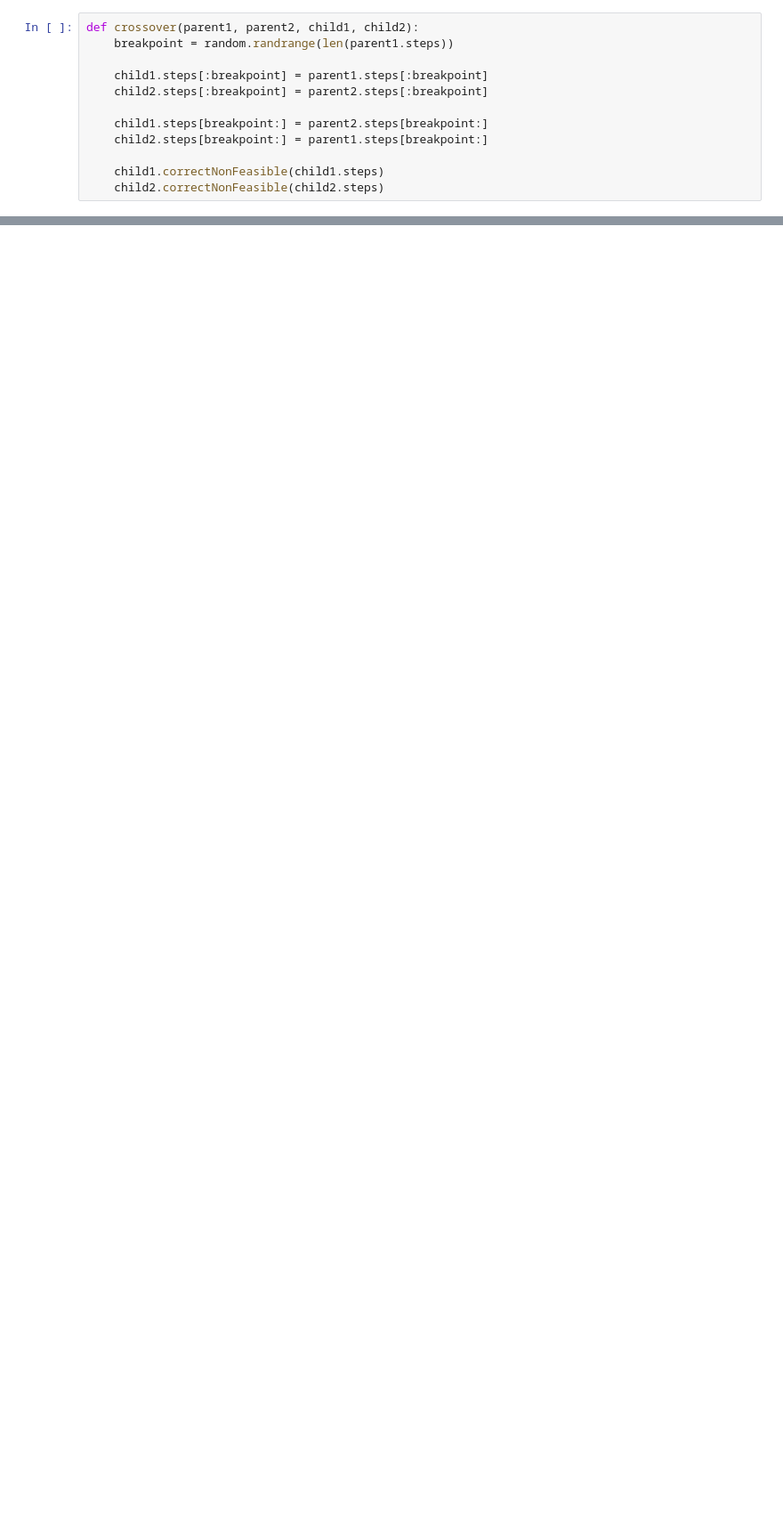
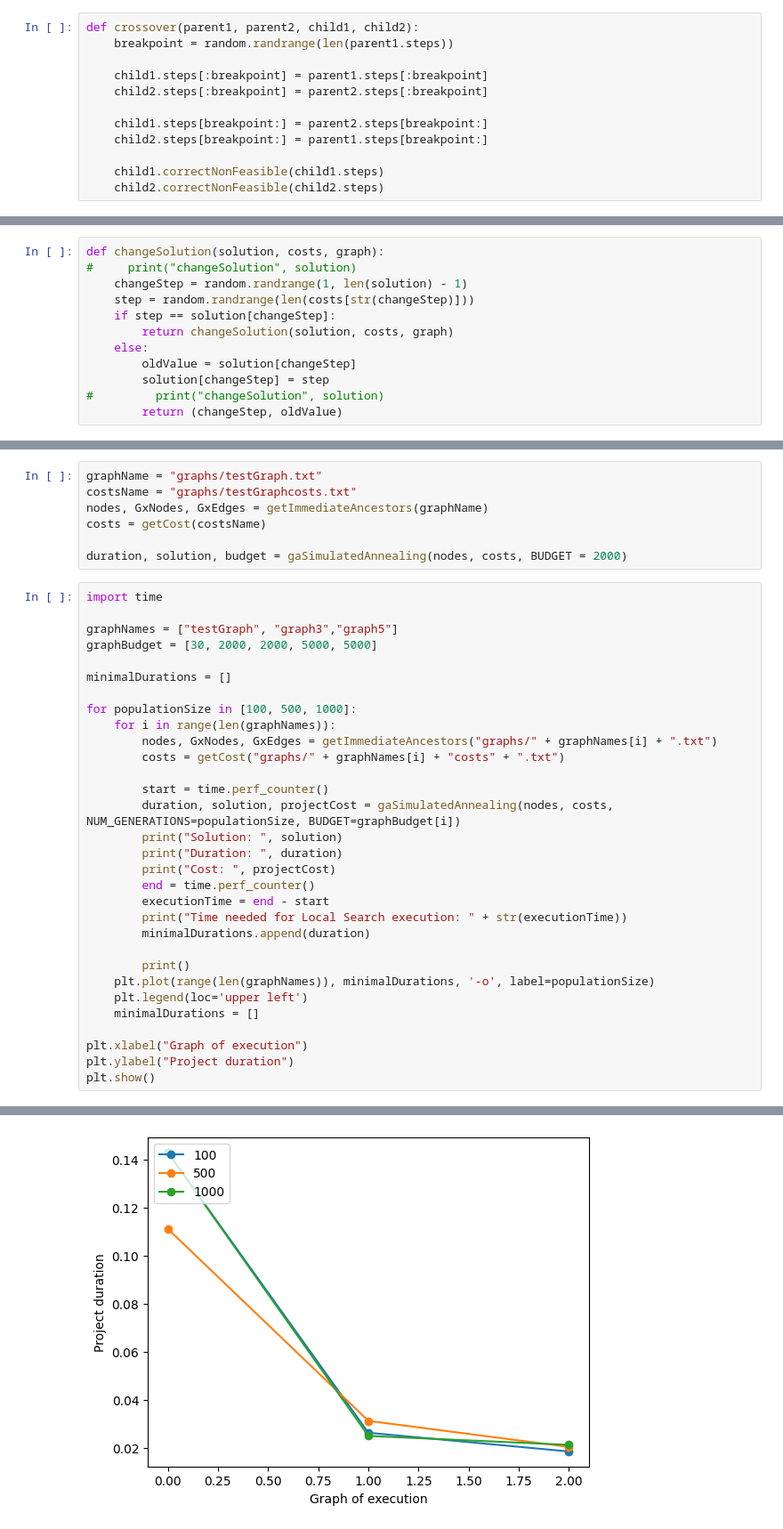
Before and after one commit to erlierine/Minimum-time-cost-tradeoff, a Jupyter notebook: GeneticAlgorithm.ipynb, the cells around one changed output, grey strips where cells are left out. Shown at 89% size. Saved outputs shown, nothing was run; the diff lists cells and outputs as text; blank space fills up the shorter version.

```diff
--- a/GeneticAlgorithm.ipynb
+++ b/GeneticAlgorithm.ipynb
@@ -273,0 +312,12 @@ solution: [0, 1, 0, 2, 0], fitness: 0.1111111111111111, cost: 9.0, budget:21
+# %%
+def changeSolution(solution, costs, graph):
+#     print("changeSolution", solution)
+    changeStep = random.randrange(1, len(solution) - 1)
+    step = random.randrange(len(costs[str(changeStep)]))
+    if step == solution[changeStep]:
+        return changeSolution(solution, costs, graph)
+    else:
+        oldValue = solution[changeStep]
+        solution[changeStep] = step
+#         print("changeSolution", solution)
+        return (changeStep, oldValue)
@@ -273,0 +371,39 @@ solution: [0, 1, 0, 2, 0], fitness: 0.1111111111111111, cost: 9.0, budget:21
+# %%
+graphName = "graphs/testGraph.txt"
+costsName = "graphs/testGraphcosts.txt"
+nodes, GxNodes, GxEdges = getImmediateAncestors(graphName)
+costs = getCost(costsName)
+
+duration, solution, budget = gaSimulatedAnnealing(nodes, costs, BUDGET = 2000)
+# %%
+import time
+
+graphNames = ["testGraph", "graph3","graph5"]
+graphBudget = [30, 2000, 2000, 5000, 5000]
+
+minimalDurations = []
+
+for populationSize in [100, 500, 1000]:
+    for i in range(len(graphNames)):
+        nodes, GxNodes, GxEdges = getImmediateAncestors("graphs/" + graphNames[i] + ".txt")
+        costs = getCost("graphs/" + graphNames[i] + "costs" + ".txt")
+
+        start = time.perf_counter()
+        duration, solution, projectCost = gaSimulatedAnnealing(nodes, costs, NUM_GENERATIONS=populationSize, BUDGET=graphBudget[i])
+        print("Solution: ", solution)
+        print("Duration: ", duration)
+        print("Cost: ", projectCost)
+        end = time.perf_counter()
+        executionTime = end - start
+        print("Time needed for Local Search execution: " + str(executionTime))
+        minimalDurations.append(duration)
+
+        print()
+    plt.plot(range(len(graphNames)), minimalDurations, '-o', label=populationSize)
+    plt.legend(loc='upper left')
+    minimalDurations = []
+
+plt.xlabel("Graph of execution")
+plt.ylabel("Project duration")
+plt.show()
+# %% [output]
@@ -273,0 +427 @@ solution: [0, 1, 0, 2, 0], fitness: 0.1111111111111111, cost: 9.0, budget:21
+[figure, added]
```
Also changed, not shown: parts of 12 cells of this notebook, 2 other files.
